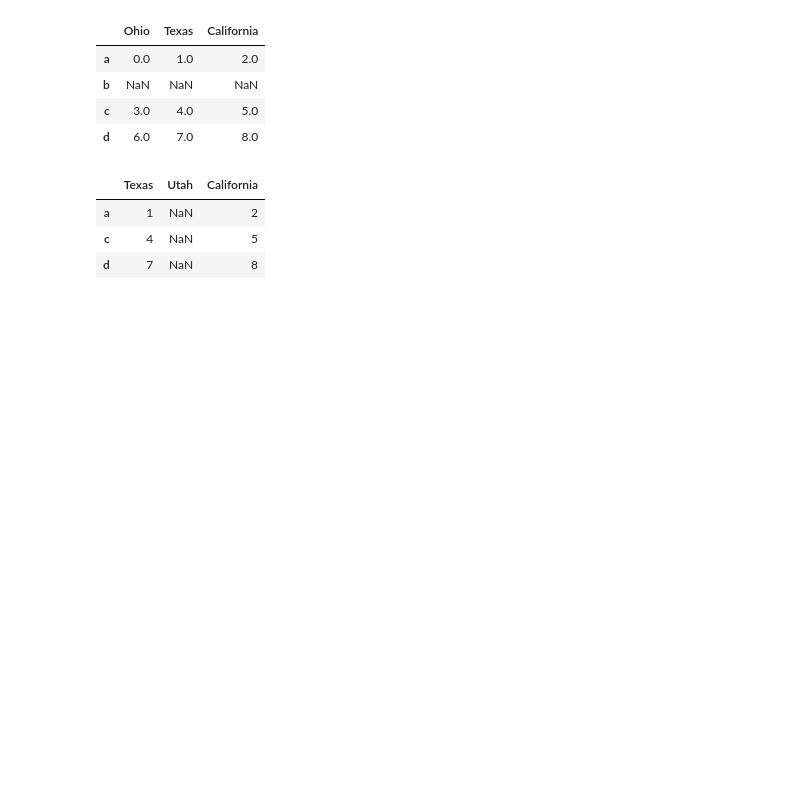
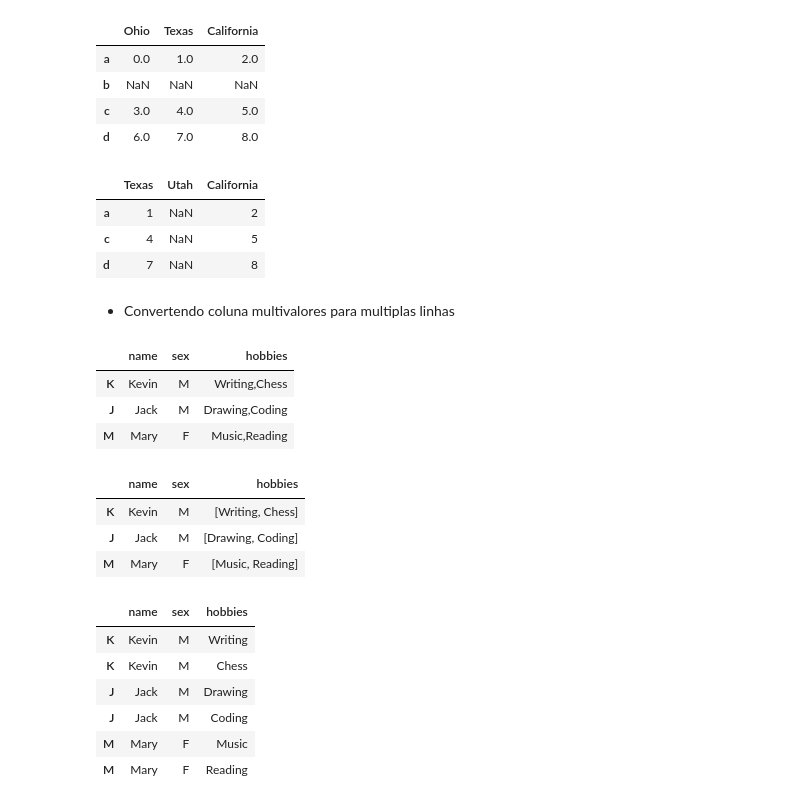
Before and after one commit to andrelbd1/teaching-data-science, a Jupyter notebook: 01. Series, DataFrame and Reindex.ipynb, the cells around one changed output. Saved outputs shown, nothing was run; the diff lists cells and outputs as text; code cells hidden in the pictures; blank space fills up the shorter version.

```diff
--- a/01. Series, DataFrame and Reindex.ipynb
+++ b/01. Series, DataFrame and Reindex.ipynb
@@ -986,3 +986,37 @@ frame3
 | a | 1 | NaN | 2 |
 | c | 4 | NaN | 5 |
 | d | 7 | NaN | 8 |
+# %% [markdown]
+- Convertendo coluna multivalores para multiplas linhas
+# %%
+df = pd.DataFrame({
+    "name": ["Kevin", "Jack", "Mary"],
+    "sex": ["M", "M", "F"],
+    "hobbies": ["Writing,Chess", "Drawing,Coding", "Music,Reading"]
+}, index=["K", "J", "M"])
+
+df
+# %% [output]
+|  | name | sex | hobbies |
+| K | Kevin | M | Writing,Chess |
+| J | Jack | M | Drawing,Coding |
+| M | Mary | F | Music,Reading |
+# %%
+df["hobbies"] = df["hobbies"].str.split(",")
+df
+# %% [output]
+|  | name | sex | hobbies |
+| K | Kevin | M | [Writing, Chess] |
+| J | Jack | M | [Drawing, Coding] |
+| M | Mary | F | [Music, Reading] |
+# %%
+df = df.explode("hobbies")
+df
+# %% [output]
+|  | name | sex | hobbies |
+| K | Kevin | M | Writing |
+| K | Kevin | M | Chess |
+| J | Jack | M | Drawing |
+| J | Jack | M | Coding |
+| M | Mary | F | Music |
+| M | Mary | F | Reading |
```
Also changed, not shown: parts of 50 cells of this notebook, 1 other file.
